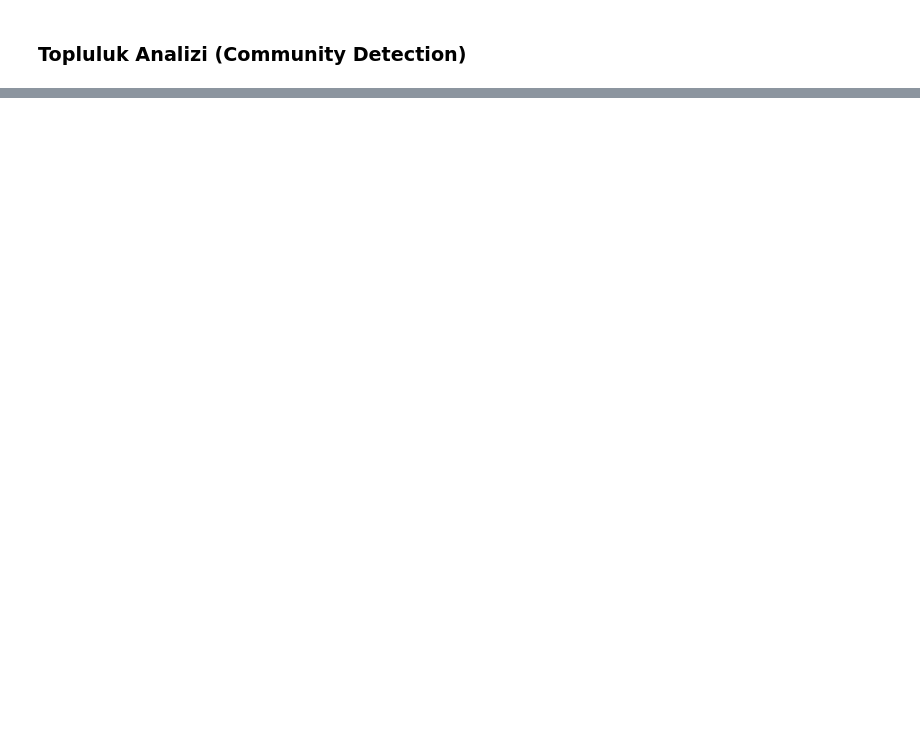
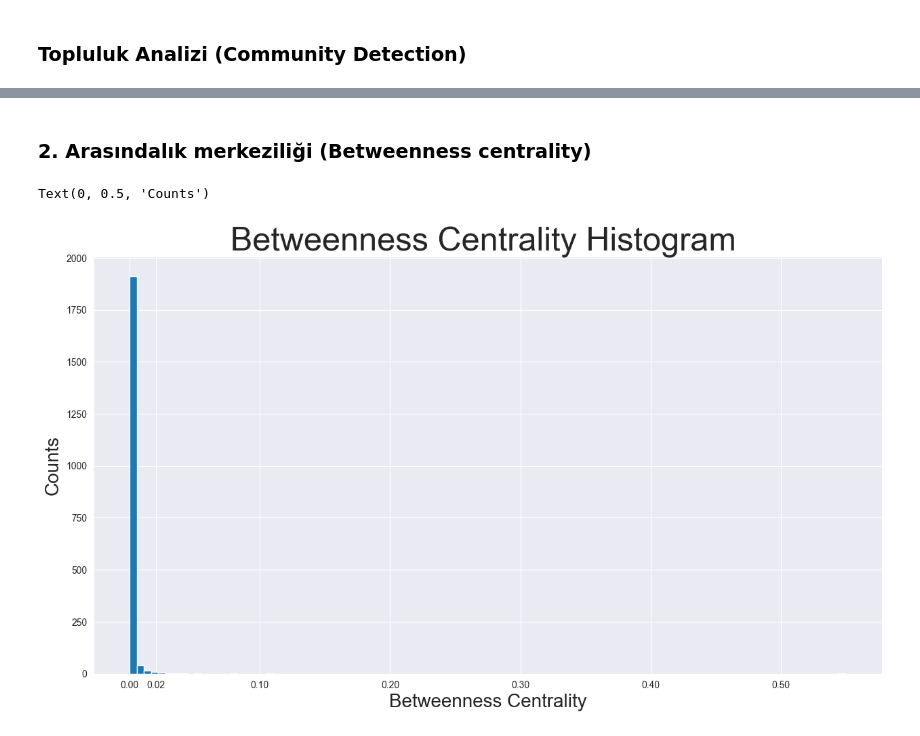
Before and after one commit to batuhannoz/web-google-network-analyze, a Jupyter notebook: test.ipynb, the cells around one changed output, grey strips where cells are left out. Drawn from its saved outputs; the diff is of its cells as text; code cells hidden in the pictures; blank space fills up the shorter version.

```diff
--- a/test.ipynb
+++ b/test.ipynb
@@ -627,0 +362,15 @@ web_google_improved_viz.html
+# %% [markdown]
+### 2. Arasındalık merkeziliği (Betweenness centrality)
+# %%
+betweenness_centrality = nx.centrality.betweenness_centrality(G)
+(sorted(betweenness_centrality.items(), key=lambda item: item[1], reverse=True))[:8]
+
+plt.figure(figsize=(15, 8))
+plt.hist(betweenness_centrality.values(), bins=100)
+plt.xticks(ticks=[0, 0.02, 0.1, 0.2, 0.3, 0.4, 0.5])  # set the x axis ticks
+plt.title("Betweenness Centrality Histogram ", fontdict={"size": 35}, loc="center")
+plt.xlabel("Betweenness Centrality", fontdict={"size": 20})
+plt.ylabel("Counts", fontdict={"size": 20})
+# %% [output]
+Text(0, 0.5, 'Counts')
+[figure, added]
```
Also changed, not shown: parts of 49 cells of this notebook.
